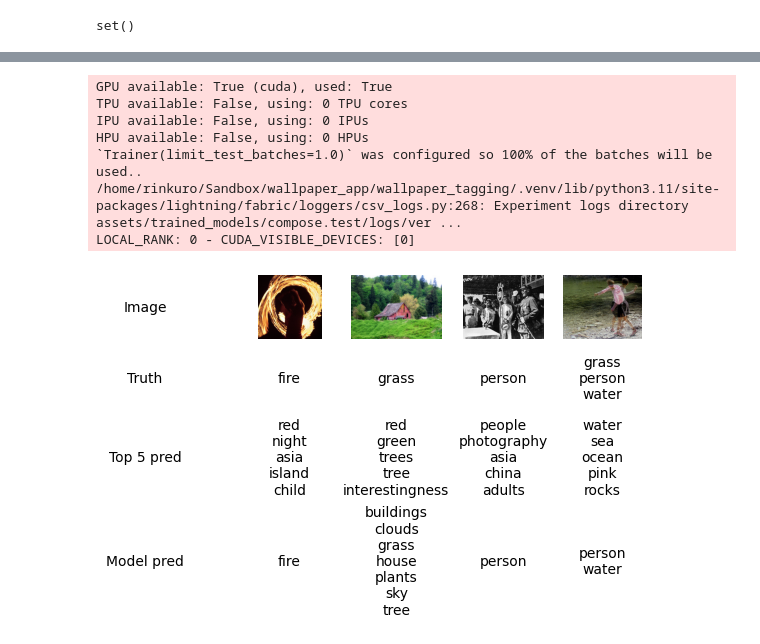
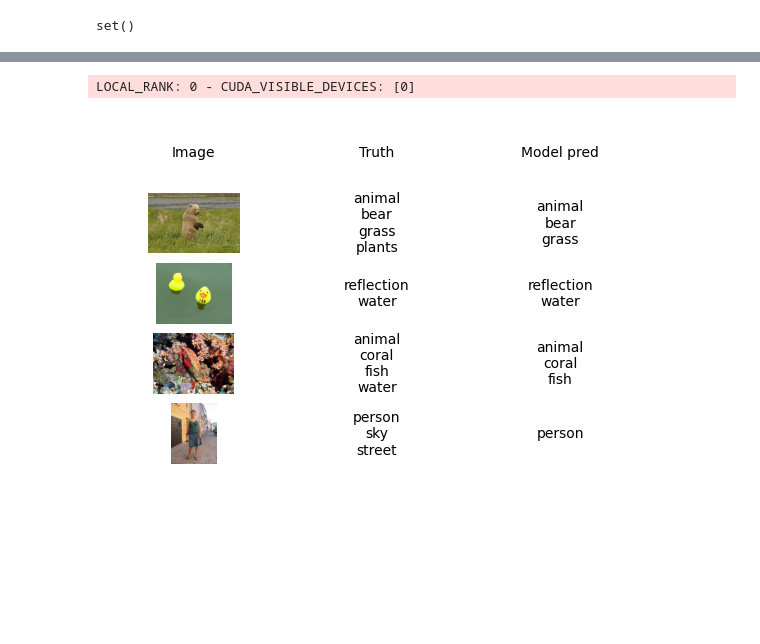
Before and after one commit to skorodenko/wallpaper_tagging, a Jupyter notebook: testing.ipynb, the cells around one changed output, grey strips where cells are left out. Saved outputs shown, nothing was run; the diff lists cells and outputs as text; code cells hidden in the pictures; blank space fills up the shorter version.

```diff
--- a/testing.ipynb
+++ b/testing.ipynb
@@ -32,29 +32,41 @@ $ tags       <list[str]> ['red', 'night', 'asia', 'island', 'child', 'baby', 'fa
 $ image_root       <str> './assets/nus-wide/images', './assets/nus-wide/images', './assets/nus-wide/images', './assets/nus-wide/images'
 # %%
-from scripts.test.compose import trainer, model, data
-os.environ["SPECIFIC_IMGS"] = ",".join(tsample["file_name"])
-
-alignment = {"verticalalignment": "center", "horizontalalignment": "center"}
-
-preds = trainer.predict(model, datamodule=data)
-fig, axs = plt.subplots(ncols=5, nrows=4, figsize=(5.5, 3.5), layout="constrained")
-for ax in axs.ravel():
-    ax.set_axis_off()
-for i, txt in enumerate(["Image", "Truth", "Top 5 pred", "Model pred"]):
-    axs[i,0].text(0, 0.5, txt, **alignment)
-for i, path in enumerate(tsample["file_name"]):
-    img_path = Path(tsample["image_root"][i], path)
-    img = plt.imread(img_path)
-    axs[0,i+1].imshow(img)
-    axs[1,i+1].text(0.5, 0.5, "\n".join(tsample["labels"][i]), **alignment)
-    axs[2,i+1].text(0.5, 0.5, "\n".join(tsample["tags"][i][:5]), **alignment)
-    axs[3,i+1].text(0.5, 0.5, "\n".join(preds[0][i] if len(preds[0][i]) > 0 else ["-"]), **alignment)
+#from scripts.test.compose import trainer, model, data
+#os.environ["SPECIFIC_IMGS"] = ",".join(tsample["file_name"])
+#
+#alignment = {"verticalalignment": "center", "horizontalalignment": "center"}
+#
+#preds = trainer.predict(model, datamodule=data)
+#fig, axs = plt.subplots(ncols=5, nrows=4, figsize=(5.5, 3.5), layout="constrained")
+#for ax in axs.ravel():
+#    ax.set_axis_off()
+#for i, txt in enumerate(["Image", "Truth", "Top 5 pred", "Model pred"]):
+#    axs[i,0].text(0, 0.5, txt, **alignment)
+#for i, path in enumerate(tsample["file_name"]):
+#    img_path = Path(tsample["image_root"][i], path)
+#    img = plt.imread(img_path)
+#    axs[0,i+1].imshow(img)
+#    axs[1,i+1].text(0.5, 0.5, "\n".join(tsample["labels"][i]), **alignment)
+#    axs[2,i+1].text(0.5, 0.5, "\n".join(tsample["tags"][i][:5]), **alignment)
+#    axs[3,i+1].text(0.5, 0.5, "\n".join(preds[0][i] if len(preds[0][i]) > 0 else ["-"]), **alignment)
-# %% [output]
-GPU available: True (cuda), used: True
-TPU available: False, using: 0 TPU cores
-IPU available: False, using: 0 IPUs
-HPU available: False, using: 0 HPUs
-`Trainer(limit_test_batches=1.0)` was configured so 100% of the batches will be used..
-/home/rinkuro/Sandbox/wallpaper_app/wallpaper_tagging/.venv/lib/python3.11/site-packages/lightning/fabric/loggers/csv_logs.py:268: Experiment logs directory assets/trained_models/compose.test/logs/ver ...
-LOCAL_RANK: 0 - CUDA_VISIBLE_DEVICES: [0]
-[figure, removed]
+# %%
+from scripts.test.compose import trainer, model, data
+os.environ["SPECIFIC_IMGS"] = ",".join(tsample["file_name"])
+
+alignment = {"verticalalignment": "center", "horizontalalignment": "center"}
+
+preds = trainer.predict(model, datamodule=data)
+fig, axs = plt.subplots(ncols=3, nrows=5, figsize=(5.5, 3.5), layout="constrained")
+for ax in axs.ravel():
+    ax.set_axis_off()
+for i, txt in enumerate(["Image", "Truth", "Model pred"]):
+    axs[0,i].text(0.5, 0.5, txt, **alignment)
+for i, path in enumerate(tsample["file_name"]):
+    img_path = Path(tsample["image_root"][i], path)
+    img = plt.imread(img_path)
+    axs[i+1,0].imshow(img)
+    axs[i+1,1].text(0.5, 0.5, "\n".join(tsample["labels"][i]), **alignment)
+    axs[i+1,2].text(0.5, 0.5, "\n".join(preds[0][i] if len(preds[0][i]) > 0 else ["-"]), **alignment)
+# %% [output]
+LOCAL_RANK: 0 - CUDA_VISIBLE_DEVICES: [0]
+[figure, added]
```
Also changed, not shown: parts of 1 cell of this notebook, 15 other files.
